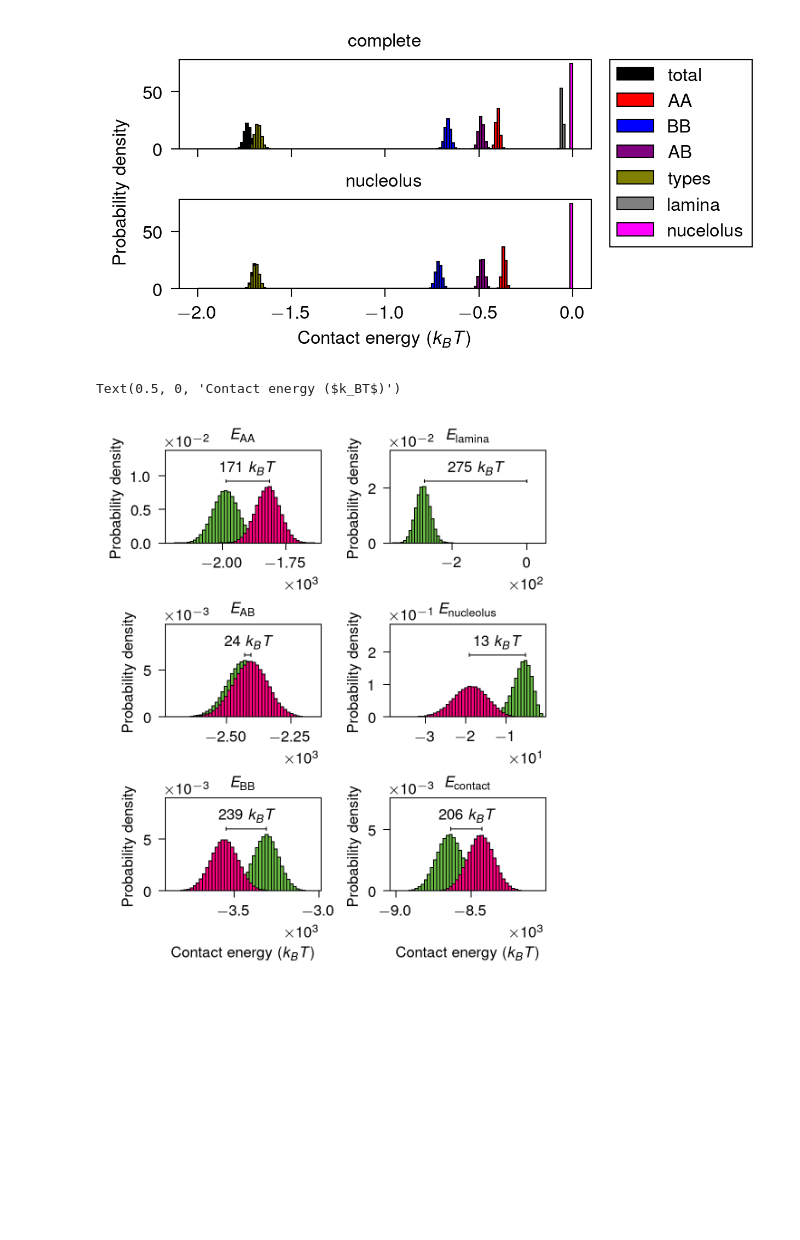
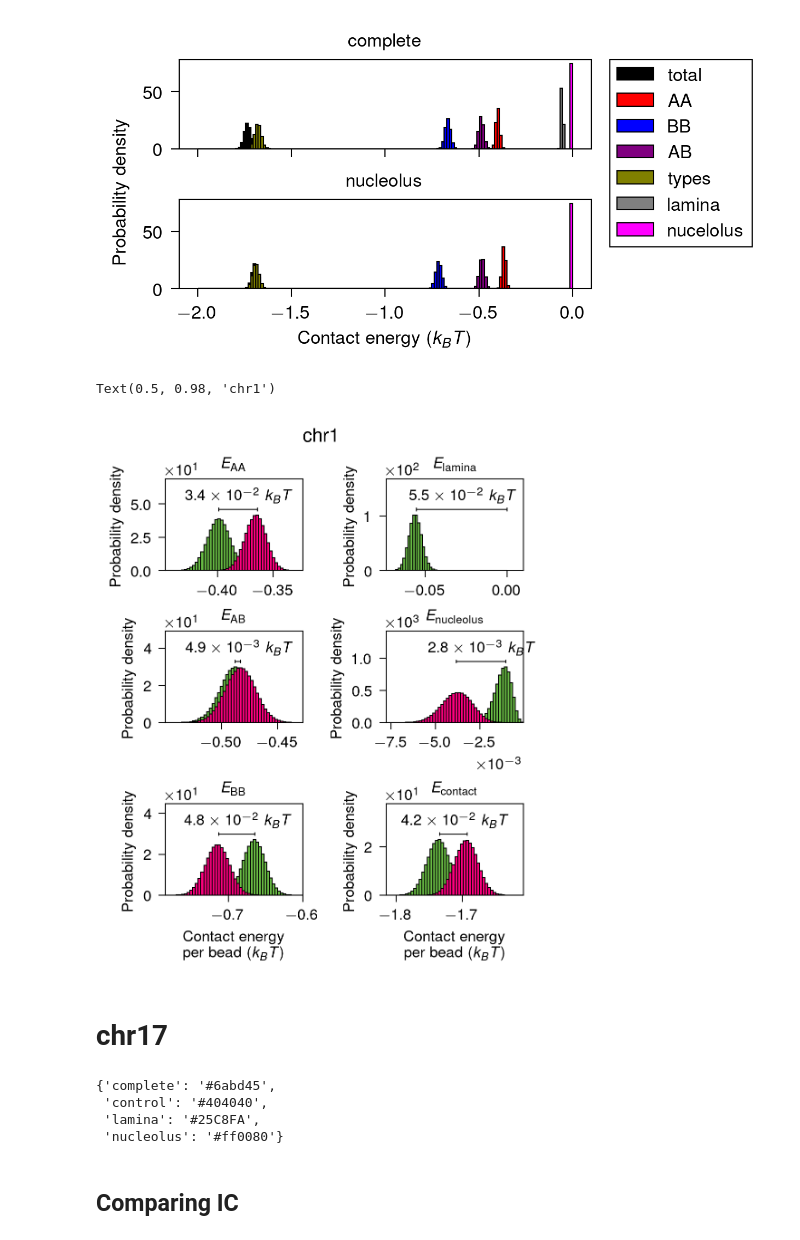
Before and after one commit to mellofariam/polarization, a Jupyter notebook: 3_analysis/energies/plot-total-energies.ipynb, the cells around one changed output. Cells and saved outputs as stored; diff of their text form; code cells hidden in the pictures; blank space fills up the shorter version.

Commit message:
update notebooks with analysis of the nuclear-bodies-as-beads simulations

```diff
--- a/3_analysis/energies/plot-total-energies.ipynb
+++ b/3_analysis/energies/plot-total-energies.ipynb
@@ -454,7 +456,7 @@ for i, label in enumerate(labels):
         else:
             ymax.append(0)
             x_ymax.append(0)
-            vmax = 50
+            vmax = 50 / NUM_BEADS
 
     # annotate the energy difference of the peaks
     energy_diff = np.abs(x_ymax[0] - x_ymax[1])
@@ -479,45 +481,49 @@ for i, label in enumerate(labels):
     ax[i].text(
         mid_x,
         annot_y * 1.1,
-        f"${int(energy_diff)}$ $k_BT$",
-        # f"${mantissa}\\times10^{{{int(exponent)}}}$ $k_BT$",
+        # f"${int(energy_diff)}$ $k_BT$",
+        f"${mantissa}\\times10^{{{int(exponent)}}}$ $k_BT$",
         ha="center",
         va="bottom",
         fontsize=8,
     )
 
     ax[i].set_title(
         f"$E_\\mathrm{{{label if label != 'all' else 'contact'}}}$"
     )
     ax[i].set_ylim(bottom=0, top=annot_y * 1.5)
     ax[i].set_xlim(vmin, vmax)
     ax[i].set_ylabel("Probability density", fontsize=8)
 
     formatter = mpl.ticker.ScalarFormatter(useMathText=True)
     formatter.set_scientific(True)
     formatter.set_powerlimits((-1, 1))
     ax[i].yaxis.set_major_formatter(formatter)
 
     formatter = mpl.ticker.ScalarFormatter(useMathText=True)
     formatter.set_scientific(True)
-    formatter.set_powerlimits((-1, 1))
+    formatter.set_powerlimits((-3, 1))
     ax[i].xaxis.set_major_formatter(formatter)
 
-ax[-1].set_xlabel("Contact energy ($k_BT$)", labelpad=15)
-ax[2].set_xlabel("Contact energy ($k_BT$)", labelpad=15)
-# ax[-1].set_xlabel("Contact energy per bead ($k_BT$)")
-# ax[2].set_xlabel("Contact energy per bead ($k_BT$)")
+# ax[-1].set_xlabel("Contact energy ($k_BT$)", labelpad=15)
+# ax[2].set_xlabel("Contact energy ($k_BT$)", labelpad=15)
+ax[-1].set_xlabel("Contact energy\nper bead ($k_BT$)",)
+ax[2].set_xlabel("Contact energy\nper bead ($k_BT$)",)
 
 # handles, labels = ax[0].get_legend_handles_labels()
+
+fig.suptitle("chr1", fontsize=10)
 
 # fig.legend(
 #     handles,
 #     labels,
 #     bbox_to_anchor=(1.005, 0.925),
 #     loc="upper left",
 #     fontsize=8,
 #     ncol=1,
 # )
 # %% [output]
-Text(0.5, 0, 'Contact energy ($k_BT$)')
+Text(0.5, 0.98, 'chr1')
-[figure, old version]
+[figure, new version]
+# %% [markdown]
+# chr17
@@ -523,0 +542,7 @@ Text(0.5, 0, 'Contact energy ($k_BT$)')
+# %%
+color_palette
+# %% [output]
+{'complete': '#6abd45',
+ 'control': '#404040',
+ 'lamina': '#25C8FA',
+ 'nucleolus': '#ff0080'}
@@ -523,0 +557,2 @@ Text(0.5, 0, 'Contact energy ($k_BT$)')
+# %% [markdown]
+## Comparing IC
```
Also changed, not shown: parts of 37 cells of this notebook, 4 other files.
